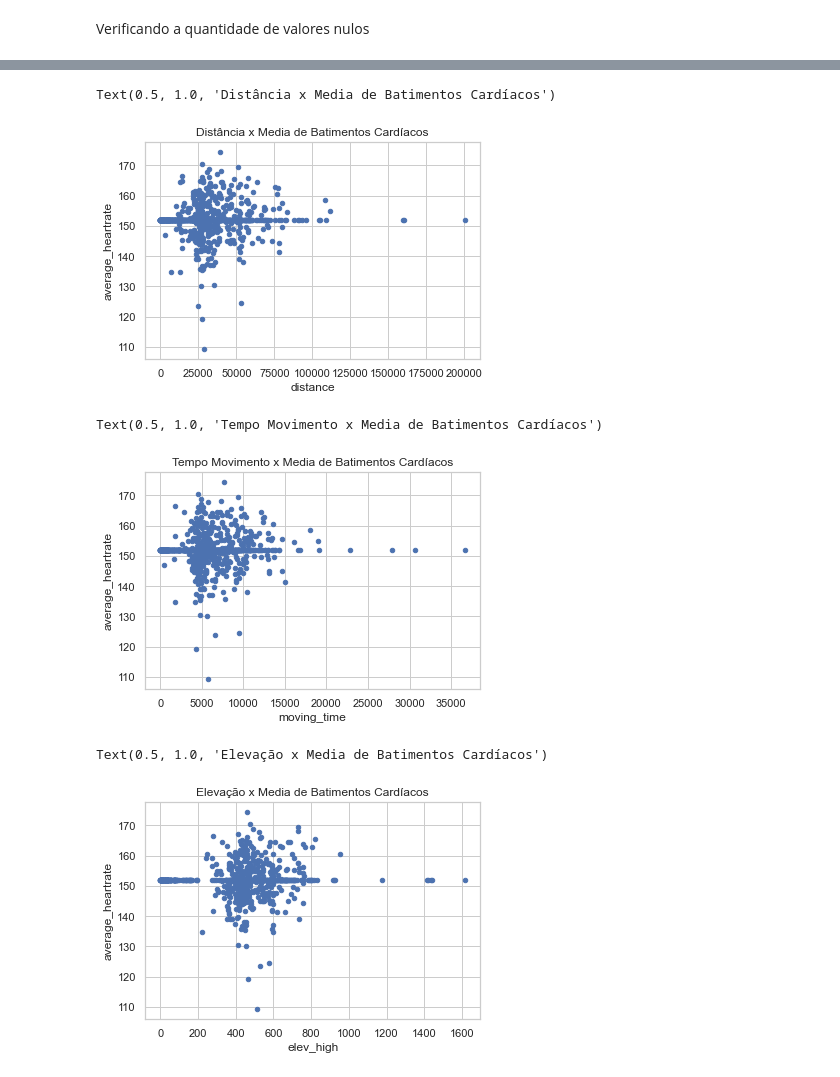
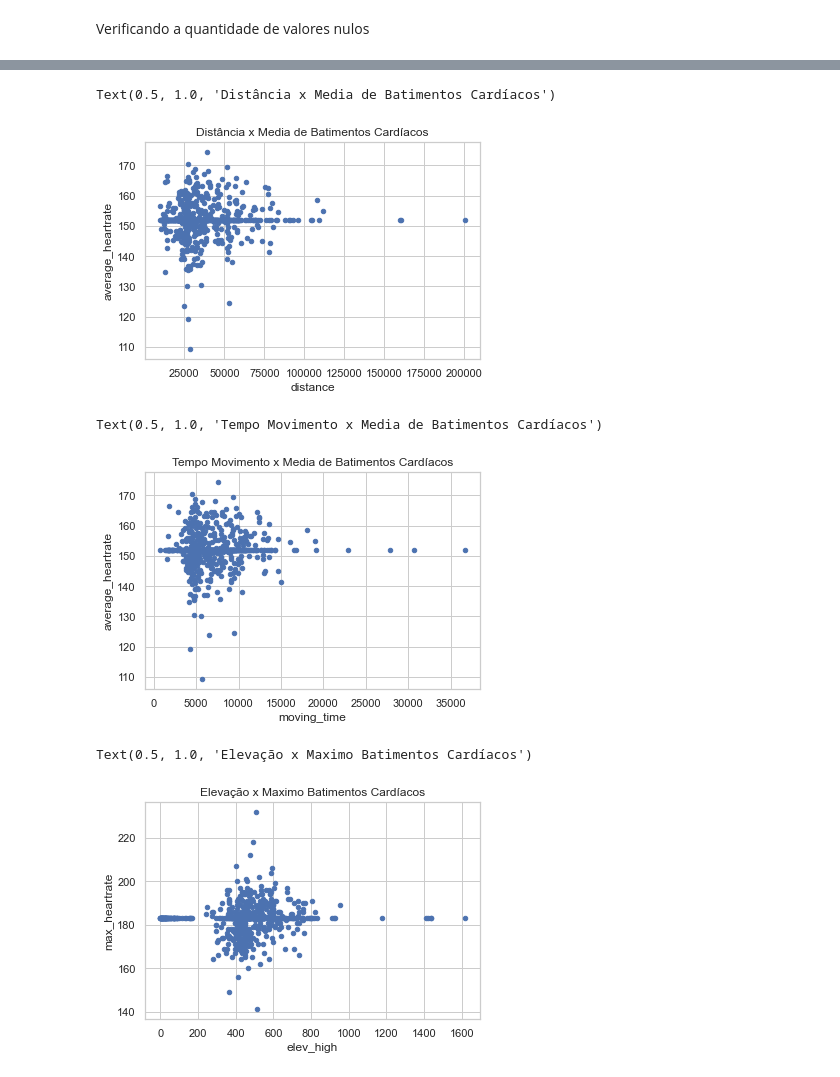
Before and after one commit to tal-rsg/2-MVP, a Jupyter notebook: mvp_analise.ipynb, the cells around one changed output, grey strips where cells are left out. Cells and saved outputs as stored; diff of their text form; code cells hidden in the pictures.

```diff
--- a/mvp_analise.ipynb
+++ b/mvp_analise.ipynb
@@ -191,6 +197,6 @@ Com o objetivo de centralizar a análise nas atividades de ciclismo, filtramos o
 # %%
 # novo dataframe com o filtro por tipo de esporte
-df_ride = df_strava.loc[df_strava['sport_type'] == "Ride"]
+df_ride = df_strava.loc[(df_strava['sport_type'] == "Ride") & (df_strava['distance'] >= 10000)]
 
 # listando as primeiras linhas
 df_ride.head()
@@ -257,14 +262,0 @@ Indenfica-se que os atributos average_heartrate, max_heartrate e average_temp po
-# %%
-# criando as condições para classificação do atributo distance
-cond_baixa = df_ride['distance'] < 15000
-cond_media = (df_ride['distance'] >= 15000) & (df_ride['distance'] < 40000)
-cond_alta = df_ride['distance'] >= 40000
-
-# o valores para classificar
-labels = ['Baixa', 'Media', 'Alta']
-
-# criando o novo atributo 'grp_distance' com a condição criada acima
-df_ride['grp_distance'] = np.select([cond_baixa, cond_media, cond_alta], labels, default='Unknown')
-
-# visualizando as colunas do dataframe com a criação do novo atributo
-df_ride.columns
@@ -373,4 +325,6 @@ df_ride.loc[df_ride['distance'] <= 1]
-# %%
-df_ride = df_ride[df_ride['distance'] > 10000]
-
-df_ride.describe()
+# %%
+# Create a new column 'intensity' based on the conditions
+df_ride['zona_freq'] = ((df_ride['FCmax'] - df_ride['max_heartrate']) / df_ride['max_heartrate']) * 100
+
+# Display the DataFrame with the new column
+df_ride.head()
@@ -384,7 +345,7 @@ df_scatter_ride.plot.scatter(x='distance',y='average_heartrate')
 plt.title('Distância x Media de Batimentos Cardíacos')
 # %% [output]
 Text(0.5, 1.0, 'Distância x Media de Batimentos Cardíacos')
-[figure, old version]
+[figure, new version]
 # %%
 df_scatter_time = df_ride[['moving_time', 'average_heartrate']]
 
@@ -397,13 +358,13 @@ df_scatter_time.plot.scatter(x='moving_time',y='average_heartrate')
 plt.title('Tempo Movimento x Media de Batimentos Cardíacos')
 # %% [output]
 Text(0.5, 1.0, 'Tempo Movimento x Media de Batimentos Cardíacos')
-[figure, old version]
+[figure, new version]
 # %%
-df_scatter_elev = df_ride[['elev_high', 'average_heartrate']]
+df_scatter_elev = df_ride[['elev_high', 'max_heartrate']]
 
-df_scatter_elev.plot.scatter(x='elev_high',y='average_heartrate')
+df_scatter_elev.plot.scatter(x='elev_high',y='max_heartrate')
 
-plt.title('Elevação x Media de Batimentos Cardíacos')
+plt.title('Elevação x Maximo Batimentos Cardíacos')
 # %% [output]
-Text(0.5, 1.0, 'Elevação x Media de Batimentos Cardíacos')
+Text(0.5, 1.0, 'Elevação x Maximo Batimentos Cardíacos')
-[figure, old version]
+[figure, new version]
```
Also changed, not shown: parts of 29 cells of this notebook.
